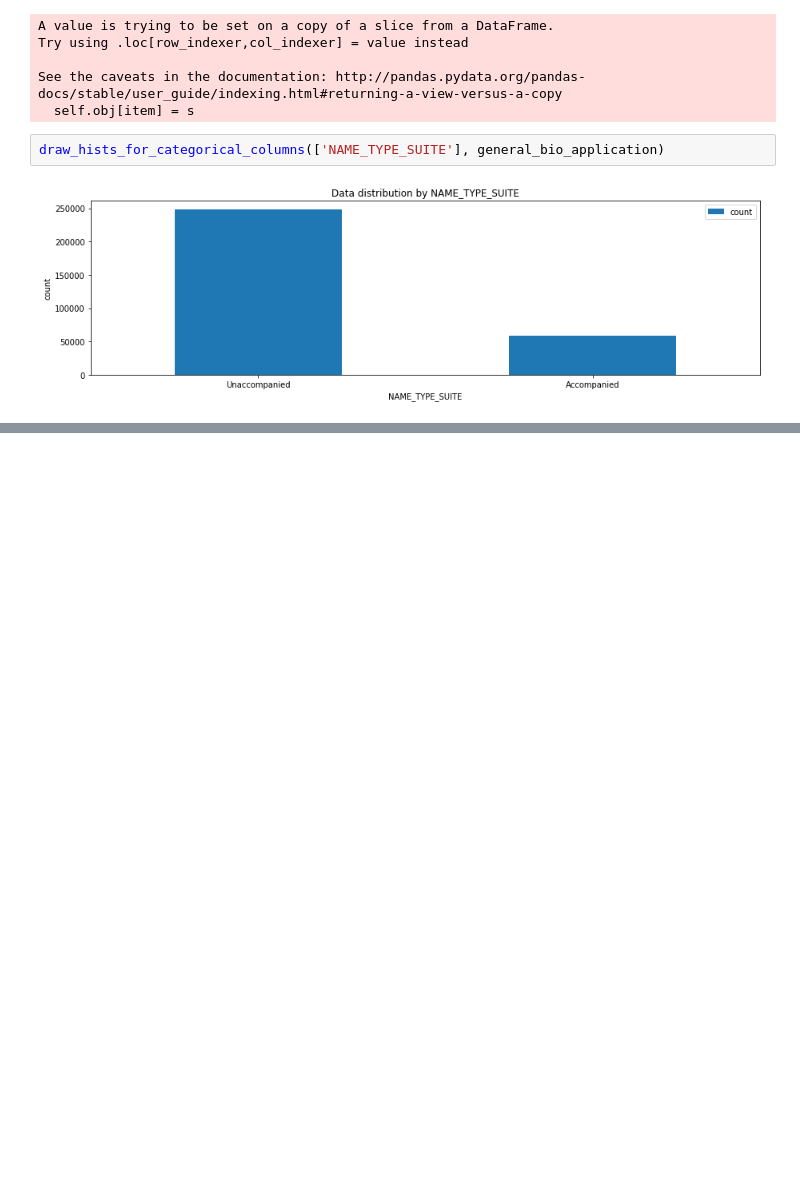
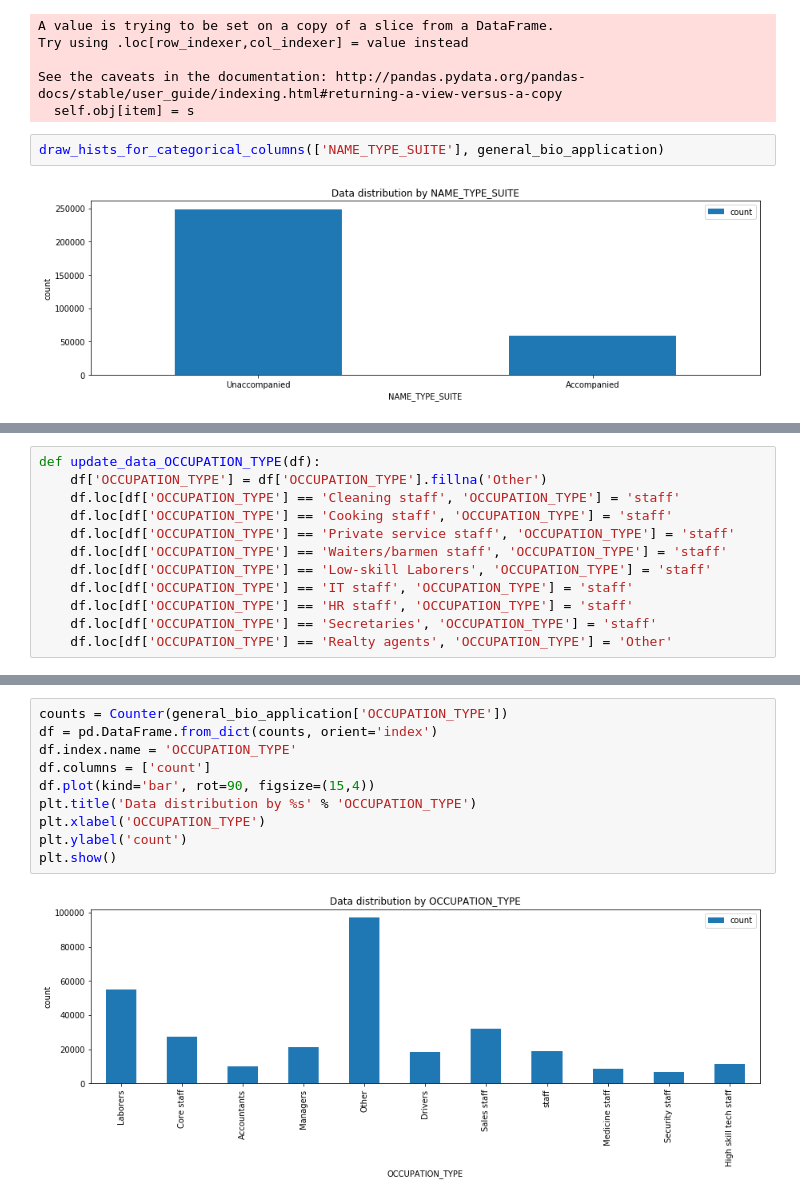
Before and after one commit to nuwanda57/HomeCredit1, a Jupyter notebook: exploration.ipynb, the cells around one changed output, grey strips where cells are left out. Cells and saved outputs as stored; diff of their text form; blank space fills up the shorter version.

```diff
--- a/exploration.ipynb
+++ b/exploration.ipynb
@@ -238,0 +254,12 @@ draw_hists_for_categorical_columns(['NAME_TYPE_SUITE'], general_bio_application)
+# %%
+def update_data_OCCUPATION_TYPE(df):
+    df['OCCUPATION_TYPE'] = df['OCCUPATION_TYPE'].fillna('Other')
+    df.loc[df['OCCUPATION_TYPE'] == 'Cleaning staff', 'OCCUPATION_TYPE'] = 'staff'
+    df.loc[df['OCCUPATION_TYPE'] == 'Cooking staff', 'OCCUPATION_TYPE'] = 'staff'
+    df.loc[df['OCCUPATION_TYPE'] == 'Private service staff', 'OCCUPATION_TYPE'] = 'staff'
+    df.loc[df['OCCUPATION_TYPE'] == 'Waiters/barmen staff', 'OCCUPATION_TYPE'] = 'staff'
+    df.loc[df['OCCUPATION_TYPE'] == 'Low-skill Laborers', 'OCCUPATION_TYPE'] = 'staff'
+    df.loc[df['OCCUPATION_TYPE'] == 'IT staff', 'OCCUPATION_TYPE'] = 'staff'
+    df.loc[df['OCCUPATION_TYPE'] == 'HR staff', 'OCCUPATION_TYPE'] = 'staff'
+    df.loc[df['OCCUPATION_TYPE'] == 'Secretaries', 'OCCUPATION_TYPE'] = 'staff'
+    df.loc[df['OCCUPATION_TYPE'] == 'Realty agents', 'OCCUPATION_TYPE'] = 'Other'
@@ -238,0 +273,12 @@ draw_hists_for_categorical_columns(['NAME_TYPE_SUITE'], general_bio_application)
+# %%
+counts = Counter(general_bio_application['OCCUPATION_TYPE'])
+df = pd.DataFrame.from_dict(counts, orient='index')
+df.index.name = 'OCCUPATION_TYPE'
+df.columns = ['count']
+df.plot(kind='bar', rot=90, figsize=(15,4))
+plt.title('Data distribution by %s' % 'OCCUPATION_TYPE')
+plt.xlabel('OCCUPATION_TYPE')
+plt.ylabel('count')
+plt.show()
+# %% [output]
+[figure, added]
```
Also changed, not shown: parts of 22 cells of this notebook, 1 other file.
